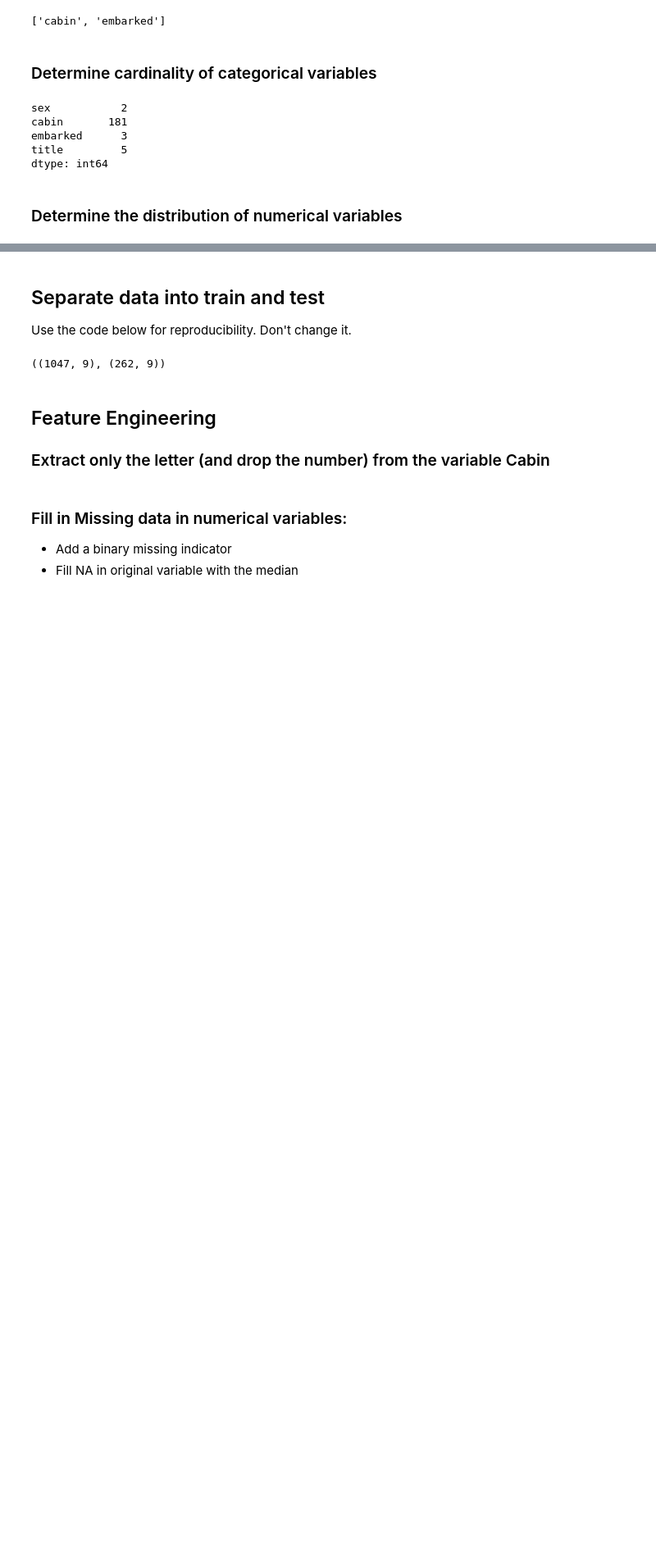
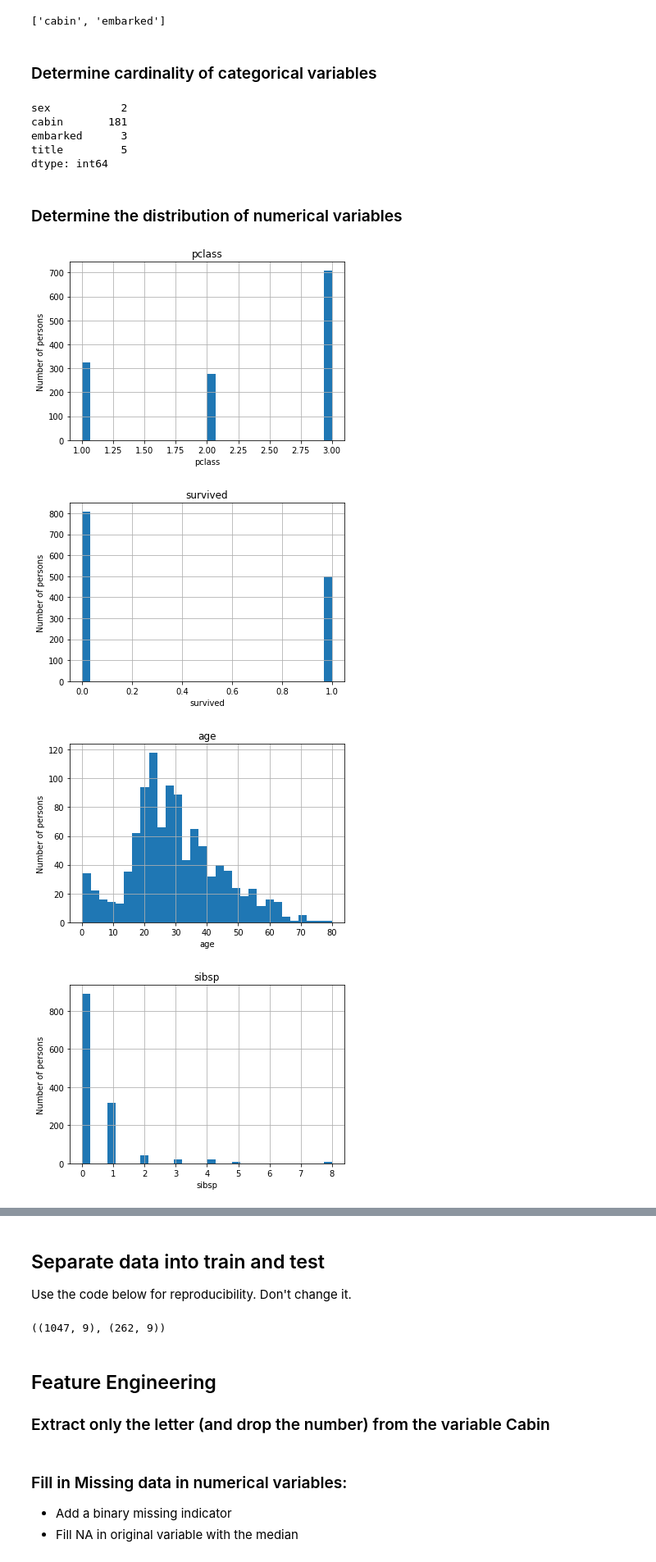
Before and after one commit to Jeffresh/deployment-of-machine-learning-models, a Jupyter notebook: assignment_1/Predicting-Survival-Titanic-Assignement.ipynb, the cells around one changed output, grey strips where cells are left out. Shown at 82% size. Drawn from its saved outputs; the diff is of its cells as text; code cells hidden in the pictures; blank space fills up the shorter version.

Commit message:
feat: add distribution of numerical variables

```diff
--- a/assignment_1/Predicting-Survival-Titanic-Assignement.ipynb
+++ b/assignment_1/Predicting-Survival-Titanic-Assignement.ipynb
@@ -149,3 +149,19 @@ title         5
 dtype: int64
 # %% [markdown]
 ### Determine the distribution of numerical variables
+# %%
+def analyse_numerical(data, var):
+    df = data.copy()
+    df[var].hist(bins=30)
+    plt.ylabel('Number of persons')
+    plt.xlabel(var)
+    plt.title(var)
+    plt.show()
+
+for var in vars_num:
+    analyse_numerical(data, var)
+# %% [output]
+[figure, added]
+[figure, added]
+[figure, added]
+[figure, added]
```
Also changed, not shown: parts of 1 cell of this notebook.
